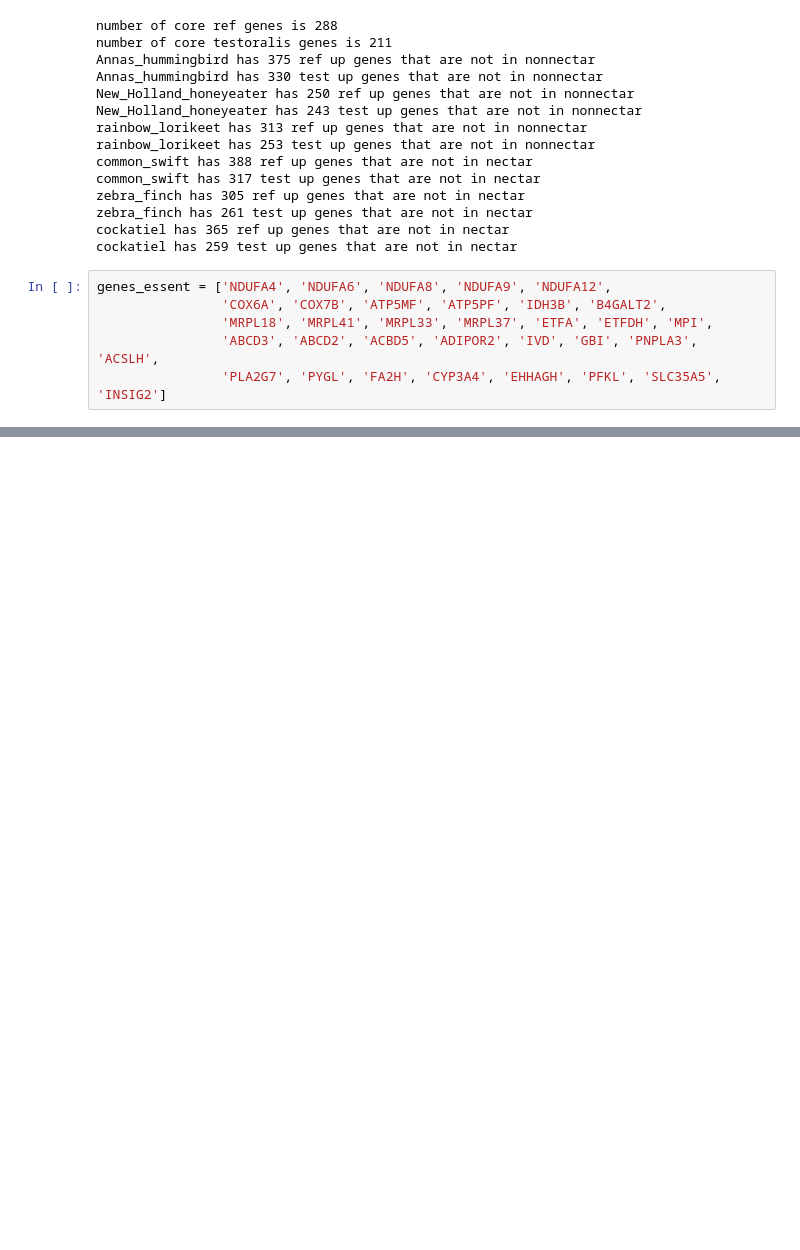
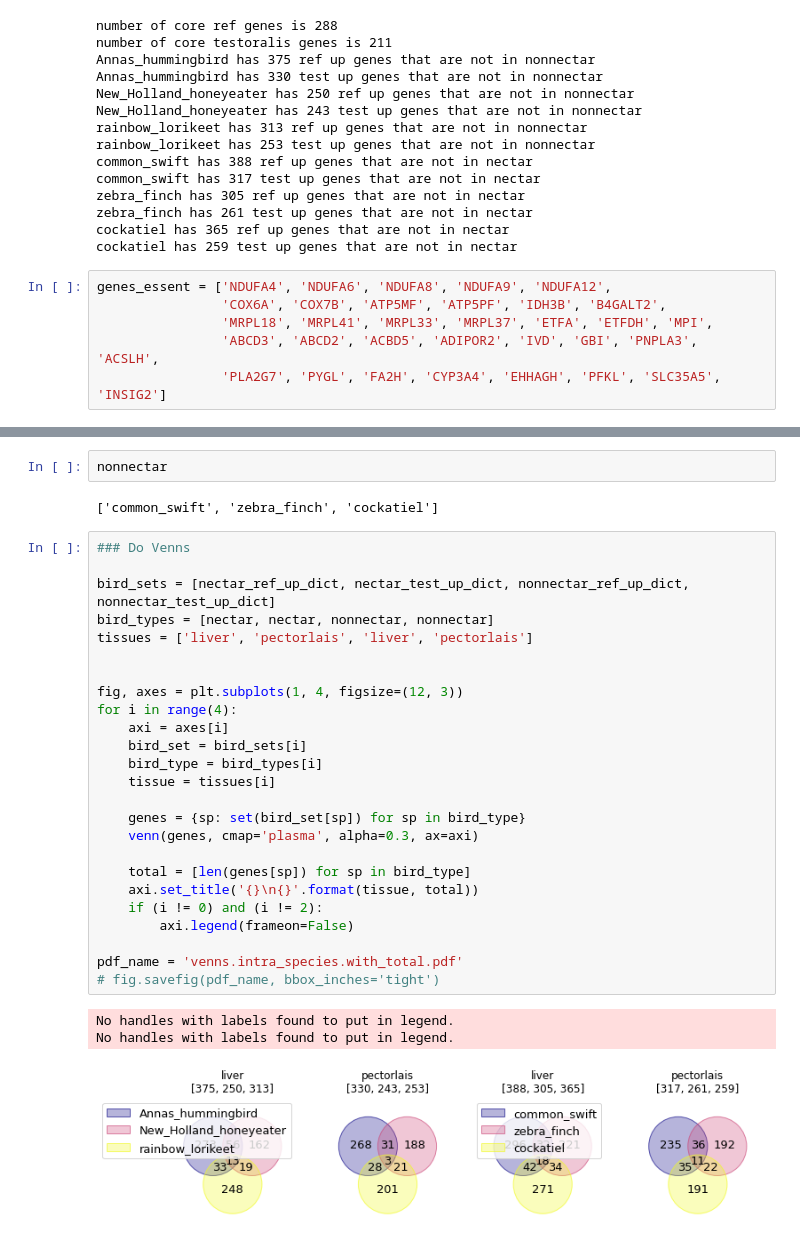
Before and after one commit to osipovarev/Transcriptome_for_NectarGenomics, a Jupyter notebook: DESeq2_analysis_nectar.ipynb, the cells around one changed output, grey strips where cells are left out. Saved outputs shown, nothing was run; the diff lists cells and outputs as text; blank space fills up the shorter version.

Commit message:
backed up changes from Mon Jan 22 16:34:37 EST 2024 in the project /Users/osipova/Documents/LabDocs/Bird_transcriptomics/Transcriptome_for_NectarGenomics

```diff
--- a/DESeq2_analysis_nectar.ipynb
+++ b/DESeq2_analysis_nectar.ipynb
@@ -772 +769,34 @@ for n in nonnectar:
             ouf.write(g + '\n')
+# %%
+nonnectar
+# %% [output]
+['common_swift', 'zebra_finch', 'cockatiel']
+# %%
+### Do Venns
+
+bird_sets = [nectar_ref_up_dict, nectar_test_up_dict, nonnectar_ref_up_dict, nonnectar_test_up_dict]
+bird_types = [nectar, nectar, nonnectar, nonnectar]
+tissues = ['liver', 'pectorlais', 'liver', 'pectorlais']
+
+
+fig, axes = plt.subplots(1, 4, figsize=(12, 3))
+for i in range(4):
+    axi = axes[i]
+    bird_set = bird_sets[i]
+    bird_type = bird_types[i]
+    tissue = tissues[i]
+
+    genes = {sp: set(bird_set[sp]) for sp in bird_type}
+    venn(genes, cmap='plasma', alpha=0.3, ax=axi)
+
+    total = [len(genes[sp]) for sp in bird_type]
+    axi.set_title('{}\n{}'.format(tissue, total))
+    if (i != 0) and (i != 2):
+        axi.legend(frameon=False)
+
+pdf_name = 'venns.intra_species.with_total.pdf'
+# fig.savefig(pdf_name, bbox_inches='tight')
+# %% [output]
+No handles with labels found to put in legend.
+No handles with labels found to put in legend.
+[figure, added]
```
Also changed, not shown: parts of 5 cells of this notebook.
